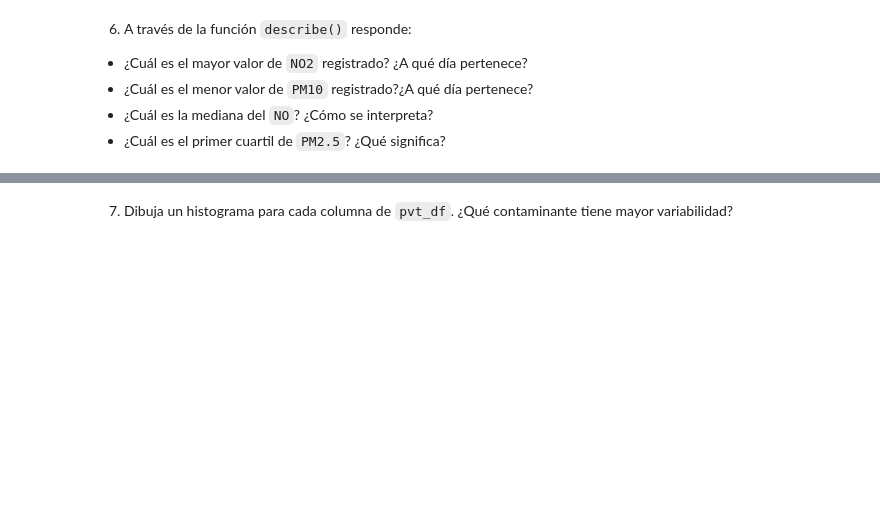
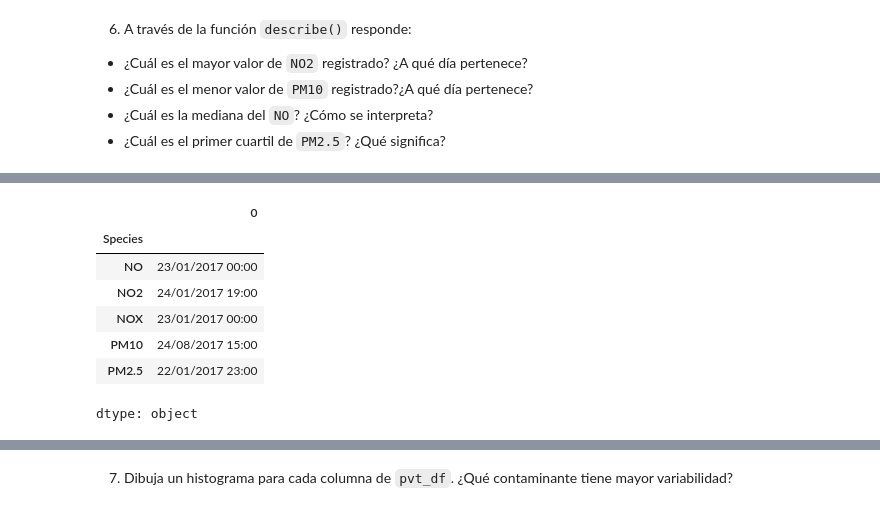
Before and after one commit to Isaac1606/maestria-colabs, a Jupyter notebook: ScienceAndAnalyticsOfData/Activities/Actividad2analisisPandas.ipynb, the cells around one changed output, grey strips where cells are left out. Drawn from its saved outputs; the diff is of its cells as text; code cells hidden in the pictures; blank space fills up the shorter version.

```diff
--- a/ScienceAndAnalyticsOfData/Activities/Actividad2analisisPandas.ipynb
+++ b/ScienceAndAnalyticsOfData/Activities/Actividad2analisisPandas.ipynb
@@ -227,0 +241,12 @@ pvt_df.describe().T
+# %%
+# Since pvt Data Frame has has index the dates of the tests we can use the idmax to know when the greatest values were achieved for each pollutant
+pvt_df.idxmax()
+# %% [output]
+|  | 0 |
+| Species |  |
+| NO | 23/01/2017 00:00 |
+| NO2 | 24/01/2017 19:00 |
+| NOX | 23/01/2017 00:00 |
+| PM10 | 24/08/2017 15:00 |
+| PM2.5 | 22/01/2017 23:00 |
+dtype: object
```
Also changed, not shown: parts of 22 cells of this notebook.
